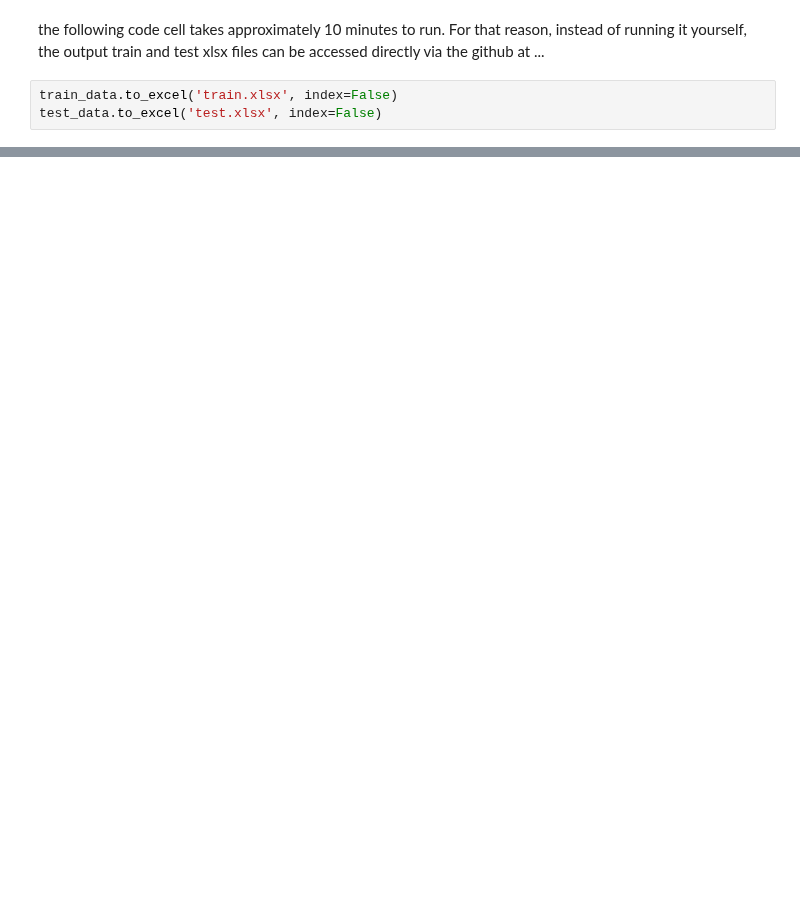
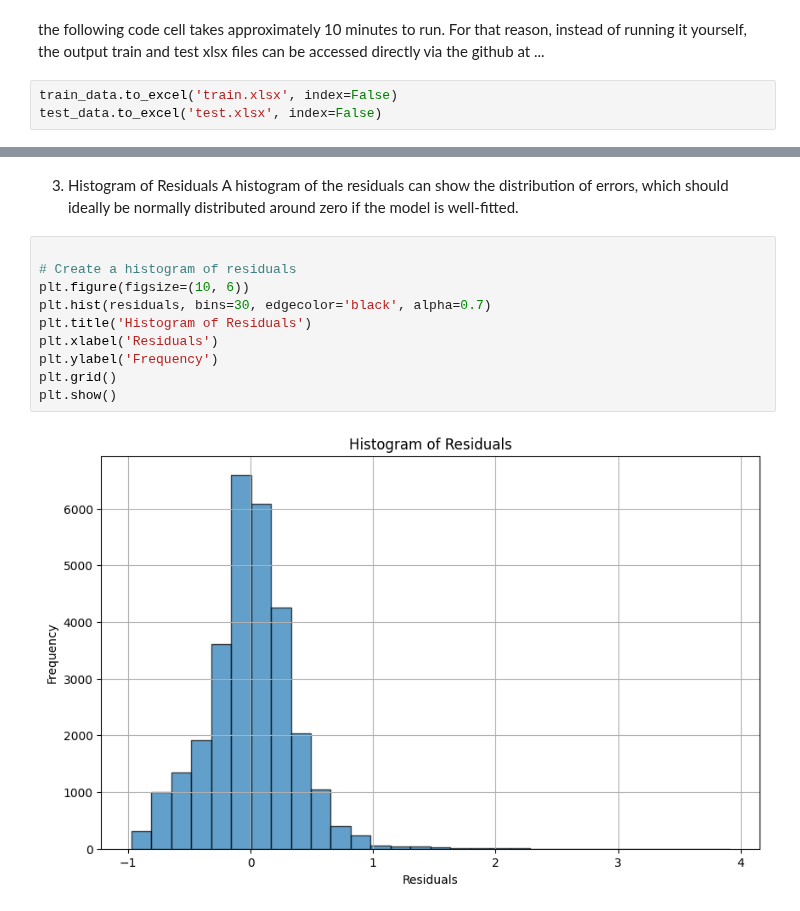
Before and after one commit to markmilner21/Assessment-1-Supervised-Prediction, a Jupyter notebook: Mark Milner/Ongoing Research.ipynb, the cells around one changed output, grey strips where cells are left out. Drawn from its saved outputs; the diff is of its cells as text; blank space fills up the shorter version.

```diff
--- a/Mark Milner/Ongoing Research.ipynb
+++ b/Mark Milner/Ongoing Research.ipynb
@@ -621,0 +1261,15 @@ test_data.to_excel('test.xlsx', index=False)
+# %% [markdown]
+3. Histogram of Residuals
+A histogram of the residuals can show the distribution of errors, which should ideally be normally distributed around zero if the model is well-fitted.
+# %%
+
+# Create a histogram of residuals
+plt.figure(figsize=(10, 6))
+plt.hist(residuals, bins=30, edgecolor='black', alpha=0.7)
+plt.title('Histogram of Residuals')
+plt.xlabel('Residuals')
+plt.ylabel('Frequency')
+plt.grid()
+plt.show()
+# %% [output]
+[figure, added]
```
Also changed, not shown: parts of 29 cells of this notebook.
